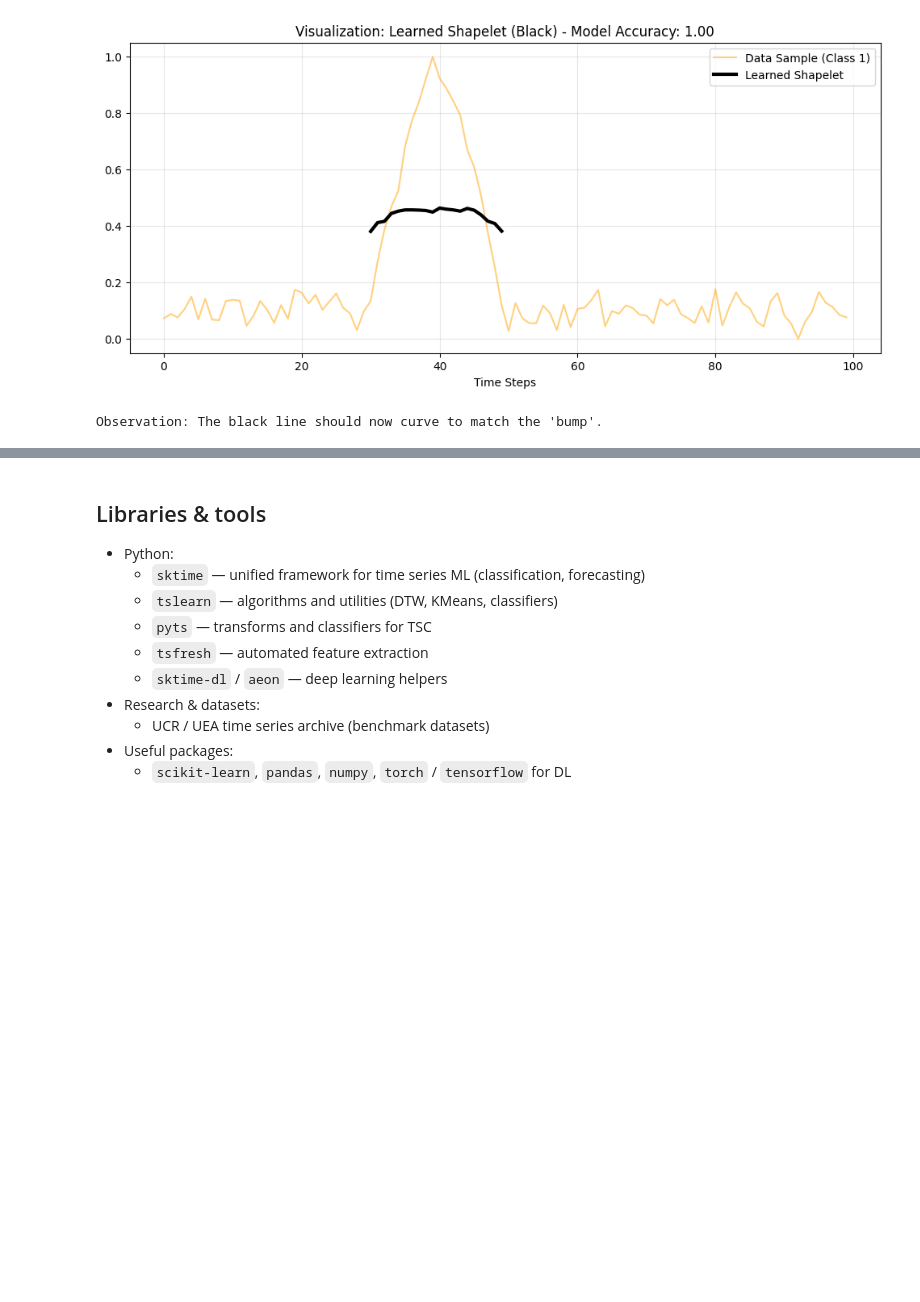
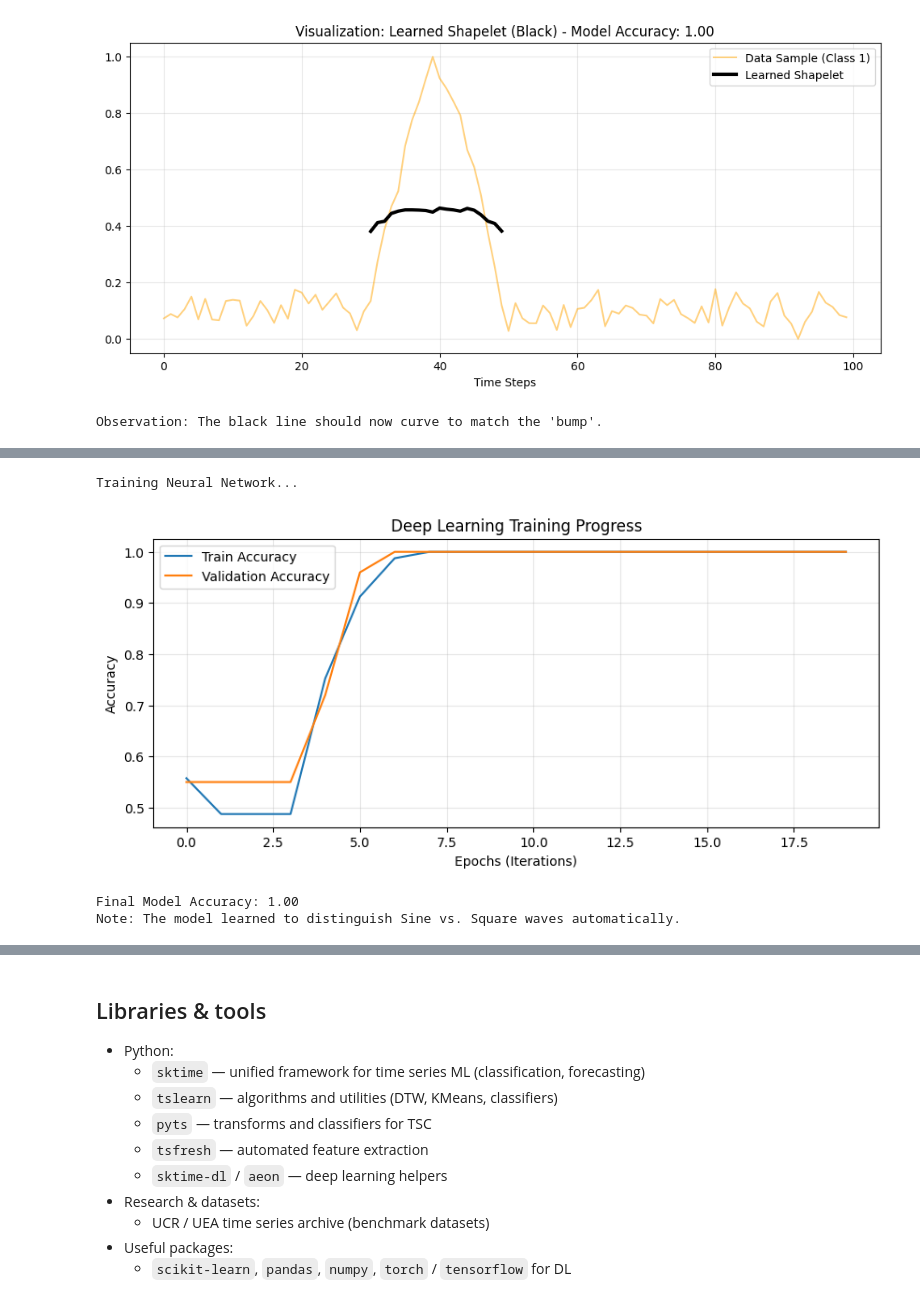
Before and after one commit to hwHoai/learning-resources, a Jupyter notebook: AI/time_series_classification/time_series_classification.ipynb, the cells around one changed output, grey strips where cells are left out. Drawn from its saved outputs; the diff is of its cells as text; code cells hidden in the pictures; blank space fills up the shorter version.

```diff
--- a/AI/time_series_classification/time_series_classification.ipynb
+++ b/AI/time_series_classification/time_series_classification.ipynb
@@ -494,0 +877,79 @@ Observation: The black line should now curve to match the 'bump'.
+# %%
+# Requires: pip install tensorflow numpy matplotlib scikit-learn
+import numpy as np
+import matplotlib.pyplot as plt
+import tensorflow as tf
+from sklearn.utils import shuffle
+from tensorflow.keras import layers, models
+
+# --- 1. GENERATE SYNTHETIC DATA ---
+# Class 0: Sine wave
+# Class 1: Square wave (approximated)
+# Deep Learning thrives on raw shape differences.
+n_samples = 500 # Deep Learning needs more data!
+time_steps = 100
+
+X = np.zeros((n_samples, time_steps))
+y = np.zeros(n_samples)
+
+for i in range(n_samples):
+    # Add random noise
+    noise = np.random.normal(0, 0.2, time_steps)
+    if i < n_samples // 2:
+        # Class 0: Sine
+        X[i, :] = np.sin(np.linspace(0, 4*np.pi, time_steps)) + noise
+        y[i] = 0
+    else:
+        # Class 1: Square-ish wave (using sign of sine)
+        X[i, :] = np.sign(np.sin(np.linspace(0, 4*np.pi, time_steps))) + noise
+        y[i] = 1
+
+# Shuffle data
+X, y = shuffle(X, y, random_state=42)
+
+# Reshape for Keras: (Samples, Time Steps, Channels)
+X = X.reshape((n_samples, time_steps, 1))
+
+# --- 2. BUILD DEEP LEARNING MODEL (1D-CNN) ---
+model = models.Sequential([
+    # Layer 1: Learn 16 "filters" (fundamental shapes)
+    layers.Conv1D(filters=16, kernel_size=3, activation='relu', input_shape=(time_steps, 1)),
+    layers.MaxPooling1D(pool_size=2),
+
+    # Layer 2: Learn complex combinations
+    layers.Conv1D(filters=32, kernel_size=3, activation='relu'),
+    layers.GlobalAveragePooling1D(), # Summarize features
+
+    # Final Layer: Classify
+    layers.Dense(1, activation='sigmoid') # Sigmoid for binary classification (0 or 1)
+])
+
+model.compile(optimizer='adam',
+              loss='binary_crossentropy',
+              metrics=['accuracy'])
+
+# --- 3. TRAIN THE MODEL ---
+print("Training Neural Network...")
+history = model.fit(X, y, epochs=20, batch_size=16, validation_split=0.2, verbose=0)
+
+# --- 4. VISUALIZATION ---
+# Plot Accuracy over time
+plt.figure(figsize=(10, 4))
+plt.plot(history.history['accuracy'], label='Train Accuracy')
+plt.plot(history.history['val_accuracy'], label='Validation Accuracy')
+plt.title('Deep Learning Training Progress')
+plt.xlabel('Epochs (Iterations)')
+plt.ylabel('Accuracy')
+plt.legend()
+plt.grid(True, alpha=0.3)
+plt.show()
+
+# Evaluate
+loss, acc = model.evaluate(X, y, verbose=0)
+print(f"Final Model Accuracy: {acc:.2f}")
+print("Note: The model learned to distinguish Sine vs. Square waves automatically.")
+# %% [output]
+Training Neural Network...
+[figure, added]
+Final Model Accuracy: 1.00
+Note: The model learned to distinguish Sine vs. Square waves automatically.
```
Also changed, not shown: parts of 48 cells of this notebook.
